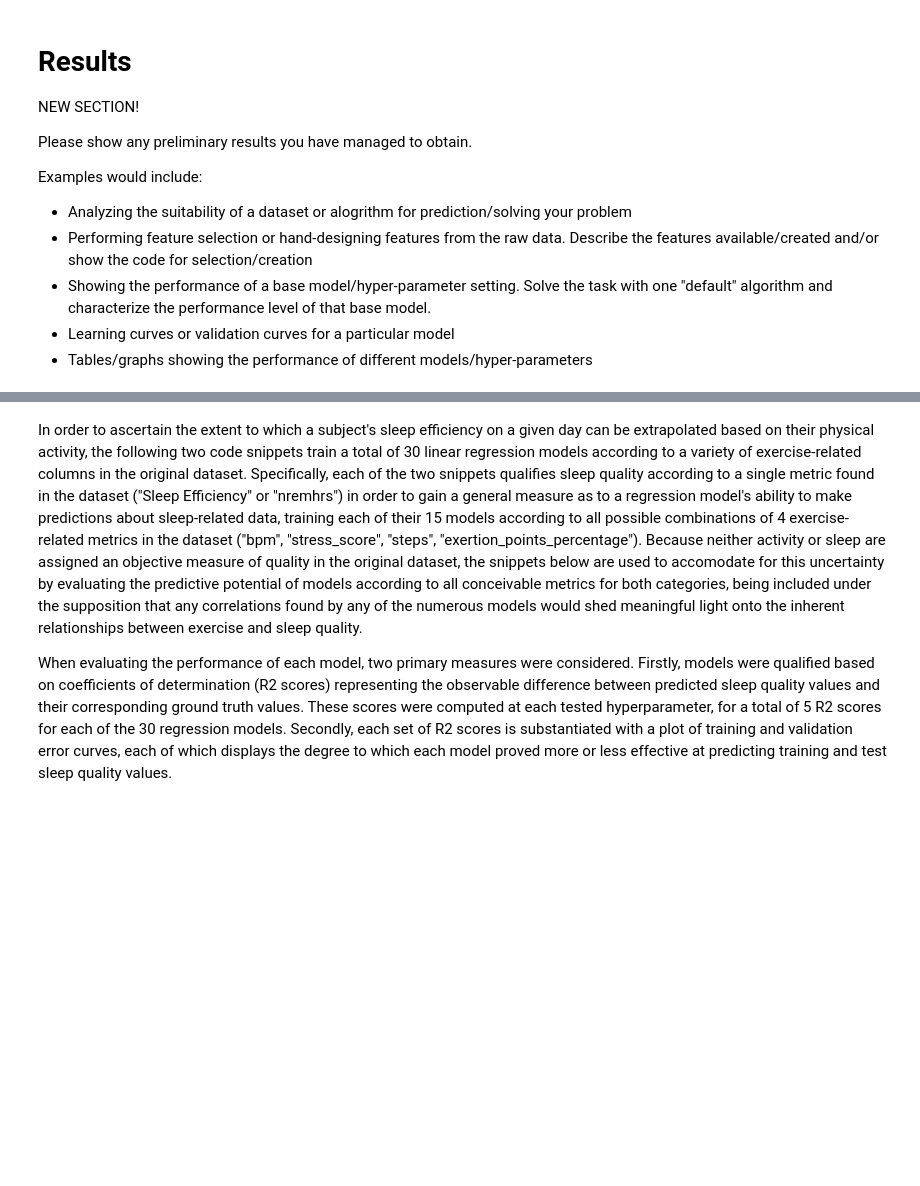
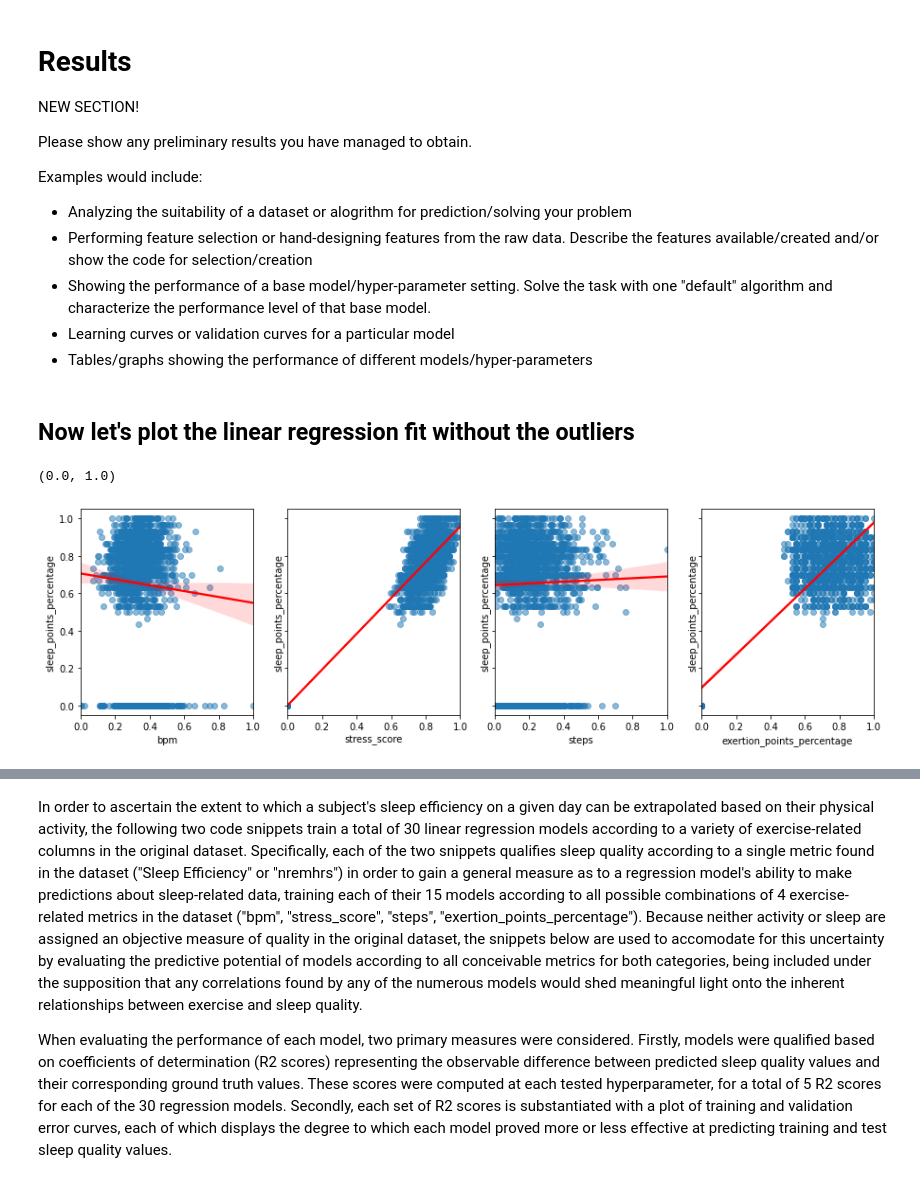
Before and after one commit to COGS118A/Group000-Wi23, a Jupyter notebook: FInalProjectGroup000-Wi23.ipynb, the cells around one changed output, grey strips where cells are left out. Saved outputs shown, nothing was run; the diff lists cells and outputs as text; code cells hidden in the pictures; blank space fills up the shorter version.

```diff
--- a/FInalProjectGroup000-Wi23.ipynb
+++ b/FInalProjectGroup000-Wi23.ipynb
@@ -171,0 +159,22 @@ lossf = rss
+# %% [markdown]
+## Now let's plot the linear regression fit without the outliers
+# %%
+copy = df[df.sleep_points_percentage != 0]
+
+fig, axes = plt.subplots(1, 4, figsize=(15, 4), sharey=True)
+
+sns.regplot(data = df, x = 'bpm', y = 'sleep_points_percentage', ax=axes[0], line_kws={"color": "red"}, scatter_kws={'alpha': 0.5})
+
+sns.regplot(data = df, x = 'stress_score', y = 'sleep_points_percentage', ax=axes[1], line_kws={"color": "red"}, scatter_kws={'alpha': 0.5})
+
+sns.regplot(data = df, x = 'steps', y = 'sleep_points_percentage', ax=axes[2], line_kws={"color": "red"}, scatter_kws={'alpha': 0.5})
+
+sns.regplot(data = df, x = 'exertion_points_percentage', y = 'sleep_points_percentage', ax=axes[3], line_kws={"color": "red"}, scatter_kws={'alpha': 0.5})
+
+axes[0].set_xlim(0,1)
+axes[1].set_xlim(0,1)
+axes[2].set_xlim(0,1)
+axes[3].set_xlim(0,1)
+# %% [output]
+(0.0, 1.0)
+[figure, added]
```
Also changed, not shown: parts of 11 cells of this notebook.
